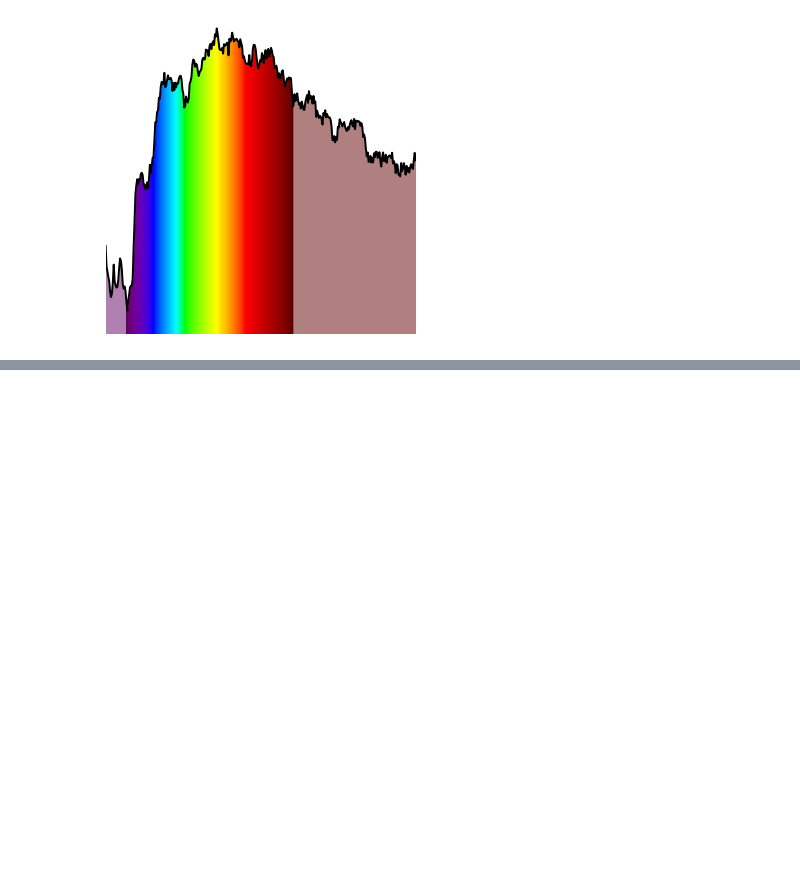
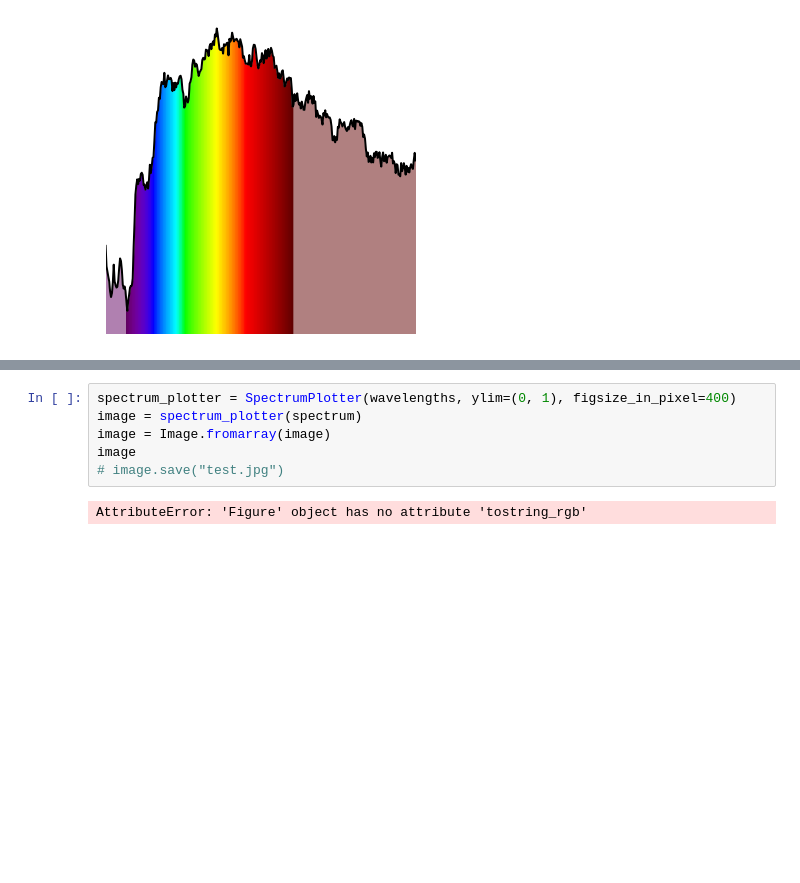
Before and after one commit to HITS-AIN/HiPSter, a Jupyter notebook: spectrum_plotter.ipynb, the cells around one changed output, grey strips where cells are left out. Saved outputs shown, nothing was run; the diff lists cells and outputs as text; blank space fills up the shorter version.

```diff
--- a/spectrum_plotter.ipynb
+++ b/spectrum_plotter.ipynb
@@ -34,0 +43,9 @@ np.min(image), np.max(image), image.shape
+# %%
+spectrum_plotter = SpectrumPlotter(wavelengths, ylim=(0, 1), figsize_in_pixel=400)
+image = spectrum_plotter(spectrum)
+image = Image.fromarray(image)
+image
+# image.save("test.jpg")
+# %% [output]
+AttributeError: 'Figure' object has no attribute 'tostring_rgb'
+[figure, added]
```
Also changed, not shown: parts of 1 cell of this notebook, 3 other files.
